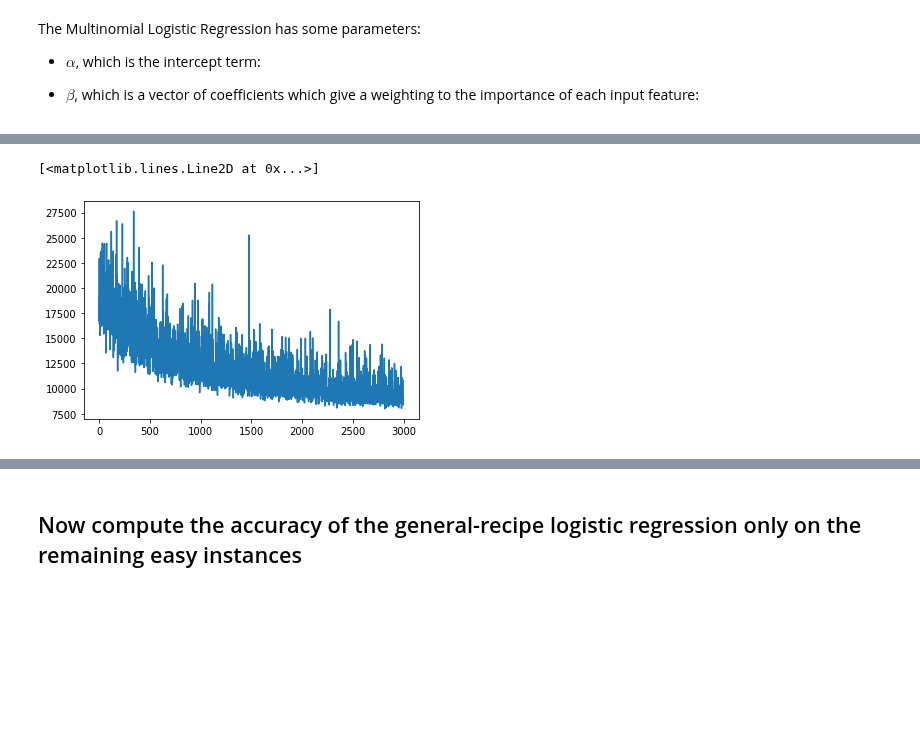
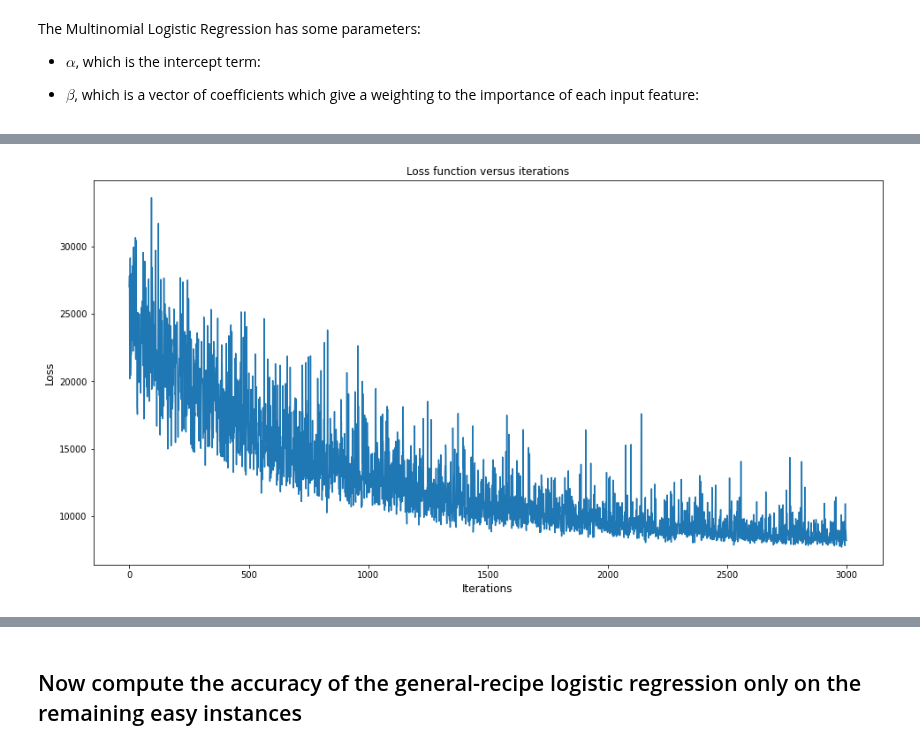
Before and after one commit to markdevine/ET5003_SEM1_2021-2, a Jupyter notebook: Etivity_1_MarkDevine_19187289.ipynb, the cells around one changed output, grey strips where cells are left out. Cells and saved outputs as stored; diff of their text form; code cells hidden in the pictures; blank space fills up the shorter version.

```diff
--- a/Etivity_1_MarkDevine_19187289.ipynb
+++ b/Etivity_1_MarkDevine_19187289.ipynb
@@ -467,8 +472,13 @@ Finished [100%]: Average Loss = 9,703.8
-# %%
-plt.plot(approx.hist)
-# %% [output]
-[<matplotlib.lines.Line2D at 0x...>]
-[figure, removed]
+# %%
+# plot the loss function over the number of iterations of the model.
+plt.figure(figsize=(16,8))
+plt.plot(approx.hist)
+plt.xlabel("Iterations", fontsize=12)
+plt.ylabel("Loss", fontsize=12)
+plt.title("Loss function versus iterations", fontsize=12)
+plt.show()
+# %% [output]
+[figure, added]
 # %%
 dd = 300
 posterior = approx.sample(draws=dd)
```
Also changed, not shown: parts of 36 cells of this notebook.
